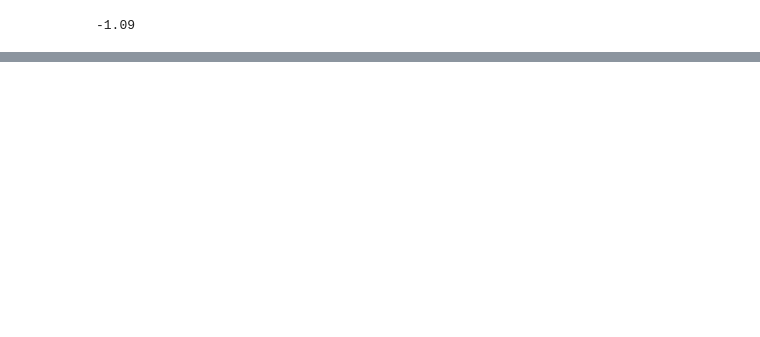
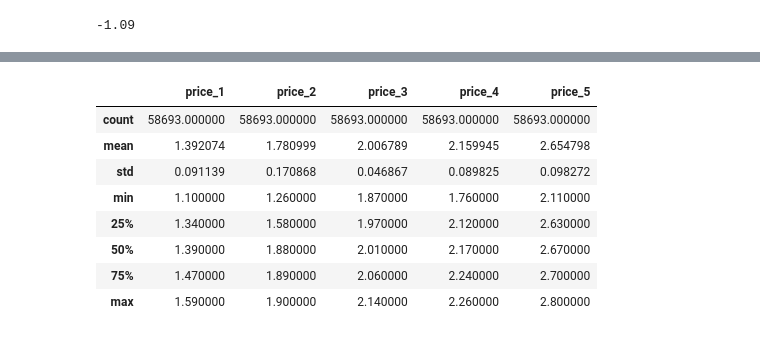
Before and after one commit to YM88/customer_segmentation, a Jupyter notebook: 02_predictive_analytics.ipynb, the cells around one changed output, grey strips where cells are left out. Saved outputs shown, nothing was run; the diff lists cells and outputs as text; code cells hidden in the pictures; blank space fills up the shorter version.

```diff
--- a/02_predictive_analytics.ipynb
+++ b/02_predictive_analytics.ipynb
@@ -601,0 +708,12 @@ own_price_plasticity_brand_5 =
+# %%
+df_purchase_predictors[['price_' + str(i) for i in range(1,6)]].describe()
+# %% [output]
+|  | price_1 | price_2 | price_3 | price_4 | price_5 |
+| count | 58693.000000 | 58693.000000 | 58693.000000 | 58693.000000 | 58693.000000 |
+| mean | 1.392074 | 1.780999 | 2.006789 | 2.159945 | 2.654798 |
+| std | 0.091139 | 0.170868 | 0.046867 | 0.089825 | 0.098272 |
+| min | 1.100000 | 1.260000 | 1.870000 | 1.760000 | 2.110000 |
+| 25% | 1.340000 | 1.580000 | 1.970000 | 2.120000 | 2.630000 |
+| 50% | 1.390000 | 1.880000 | 2.010000 | 2.170000 | 2.670000 |
+| 75% | 1.470000 | 1.890000 | 2.060000 | 2.240000 | 2.700000 |
+| max | 1.590000 | 1.900000 | 2.140000 | 2.260000 | 2.800000 |
```
Also changed, not shown: parts of 47 cells of this notebook, 5 other files.
